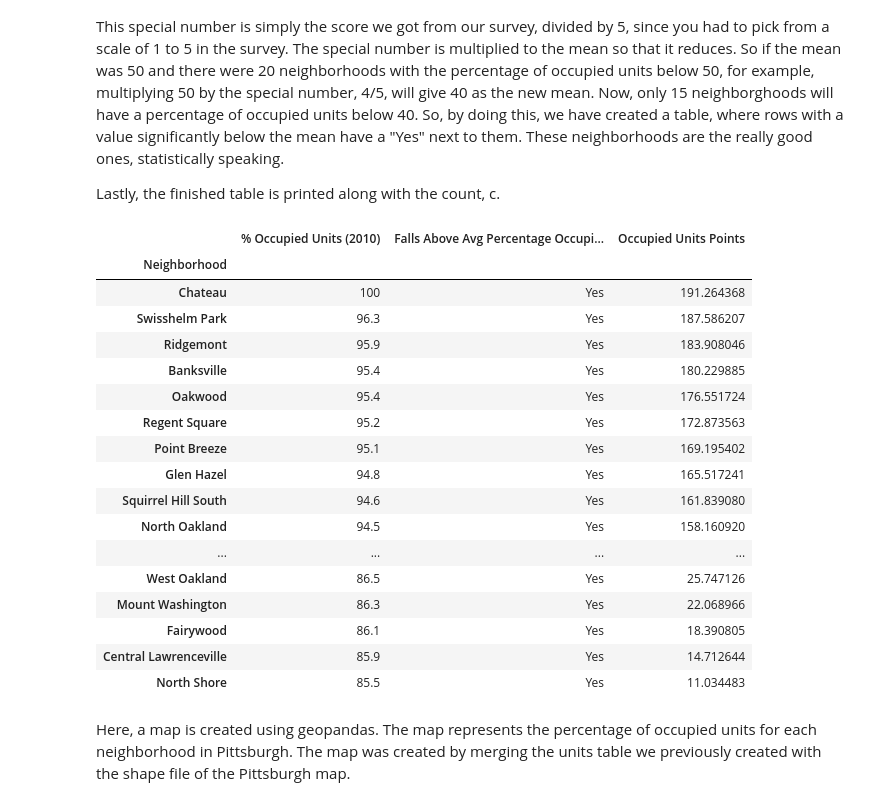
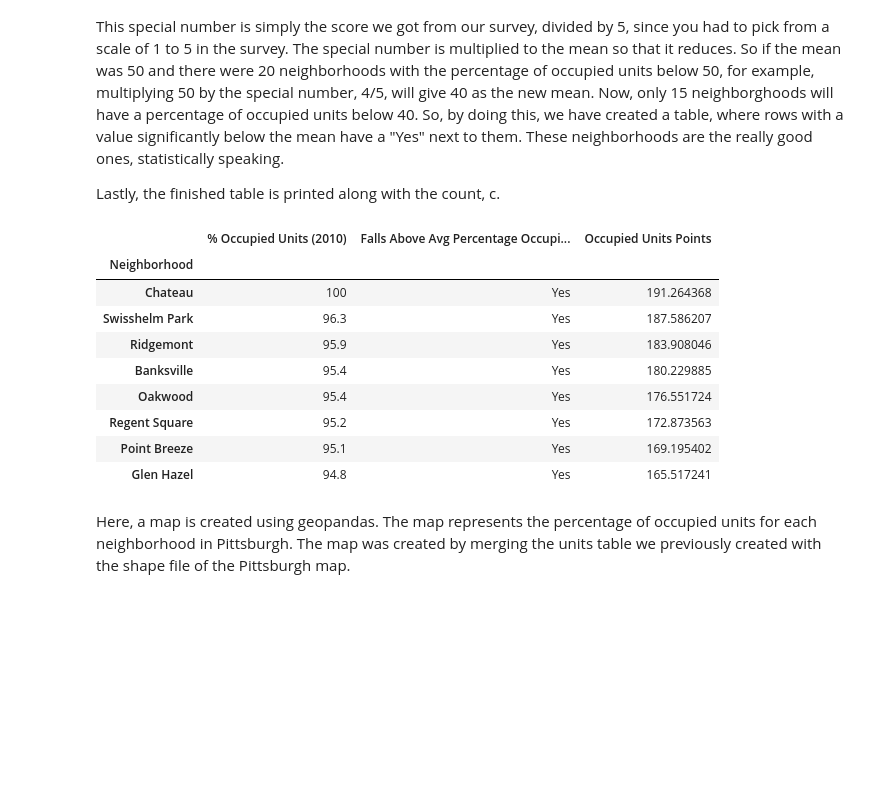
Before and after one commit to Nick0306/Big_Ideas_Final_Project, a Jupyter notebook: Dataset Notebooks/CombinedNotebook.ipynb, the cells around one changed output. Drawn from its saved outputs; the diff is of its cells as text; code cells hidden in the pictures; blank space fills up the shorter version.

```diff
--- a/Dataset Notebooks/CombinedNotebook.ipynb
+++ b/Dataset Notebooks/CombinedNotebook.ipynb
@@ -563,42 +563,34 @@ units_df = pd.DataFrame(units)
 units_df["Falls Above Avg Percentage Occupied Units?"] = np.nan
 #only values a certain quantity less than the mean are printed
 
 c = 0
 for x in range(len(units)):
     #put the special fraction here, based on the survey (out of 5)
     temp = units.iloc[x,0]
     if temp > mean:
         units_df.iloc[x,1] = "Yes"
         c+=1
     else:
         units_df.iloc[x,1] = "No"
 units_df["Occupied Units Points"] = np.nan
 for x in range(len(units_df)):
     if(c-x > 0):
         units_df.iloc[x,2] = (c-x)*weights.iloc[len(weights)-1, 4]
     else:
         units_df.iloc[x,2] = 0
 units_df = units_df.sort_values(by=["% Occupied Units (2010)"], ascending=False)
-units_df.head(50)
+units_df.head(8)
 # %% [output]
 |  | % Occupied Units (2010) | Falls Above Avg Percentage Occupi... | Occupied Units Points |
 | Neighborhood |  |  |  |
 | Chateau | 100 | Yes | 191.264368 |
 | Swisshelm Park | 96.3 | Yes | 187.586207 |
 | Ridgemont | 95.9 | Yes | 183.908046 |
 | Banksville | 95.4 | Yes | 180.229885 |
 | Oakwood | 95.4 | Yes | 176.551724 |
 | Regent Square | 95.2 | Yes | 172.873563 |
 | Point Breeze | 95.1 | Yes | 169.195402 |
 | Glen Hazel | 94.8 | Yes | 165.517241 |
-| Squirrel Hill South | 94.6 | Yes | 161.839080 |
-| North Oakland | 94.5 | Yes | 158.160920 |
-| ... | ... | ... | ... |
-| West Oakland | 86.5 | Yes | 25.747126 |
-| Mount Washington | 86.3 | Yes | 22.068966 |
-| Fairywood | 86.1 | Yes | 18.390805 |
-| Central Lawrenceville | 85.9 | Yes | 14.712644 |
-| North Shore | 85.5 | Yes | 11.034483 |
 # %% [markdown]
 Here, a map is created using geopandas. The map represents the percentage of occupied units for each neighborhood in Pittsburgh. The map was created by merging the units table we previously created with the shape file of the Pittsburgh map.
 # %%
```
Also changed, not shown: parts of 2 cells of this notebook, 1 other file.
